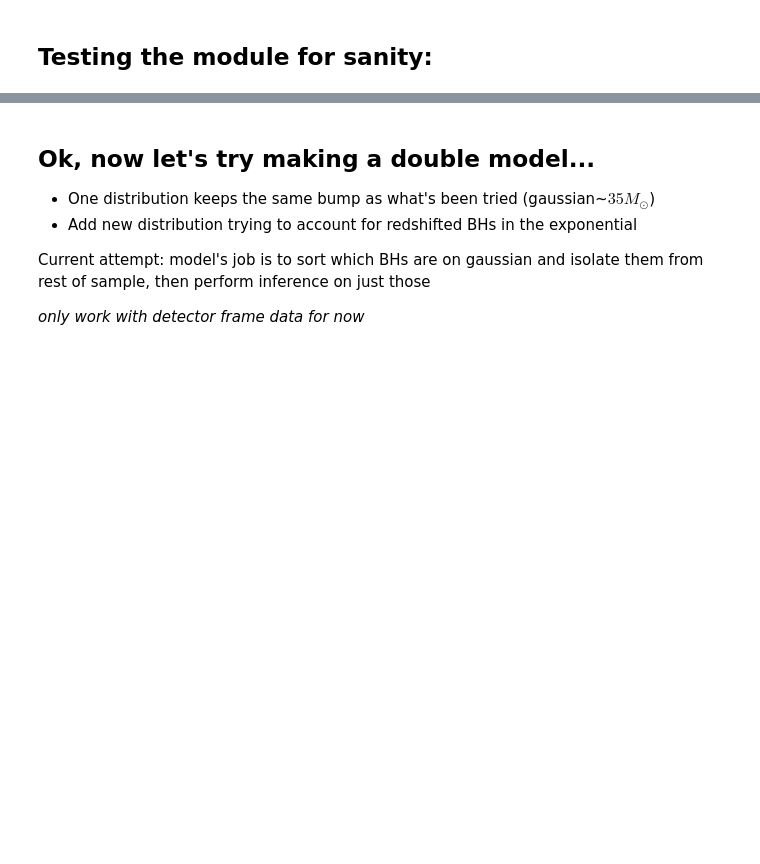
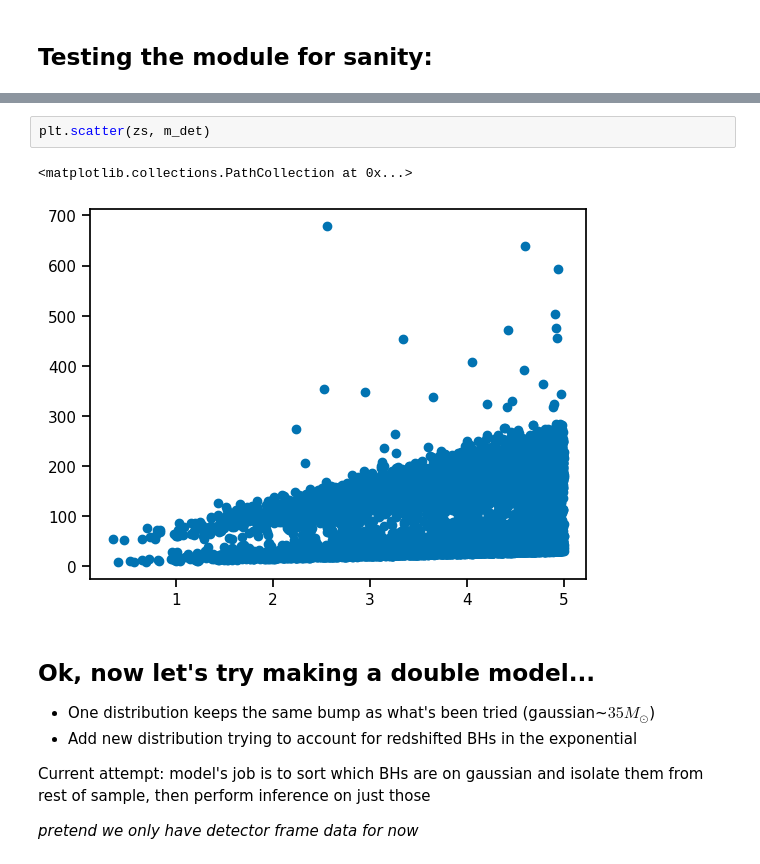
Before and after one commit to farr/FastMFCosmology, a Jupyter notebook: Double-MCMC.ipynb, the cells around one changed output, grey strips where cells are left out. Cells and saved outputs as stored; diff of their text form; blank space fills up the shorter version.

```diff
--- a/Double-MCMC.ipynb
+++ b/Double-MCMC.ipynb
@@ -40,3 +40,8 @@ sns.kdeplot(zs)
+# %%
+plt.scatter(zs, m_det)
+# %% [output]
+<matplotlib.collections.PathCollection at 0x...>
+[figure, added]
 # %% [markdown]
 ## Ok, now let's try making a double model...
 * One distribution keeps the same bump as what's been tried (gaussian~$35M_\odot$)
@@ -44,6 +49,6 @@ sns.kdeplot(zs)
 
 Current attempt: model's job is to sort which BHs are on gaussian and isolate them from rest of sample, then perform inference on just those
 
-_only work with detector frame data for now_
+_pretend we only have detector frame data for now_
 # %%
 with pm.Model() as sorter_model:
```
Also changed, not shown: parts of 4 cells of this notebook.
